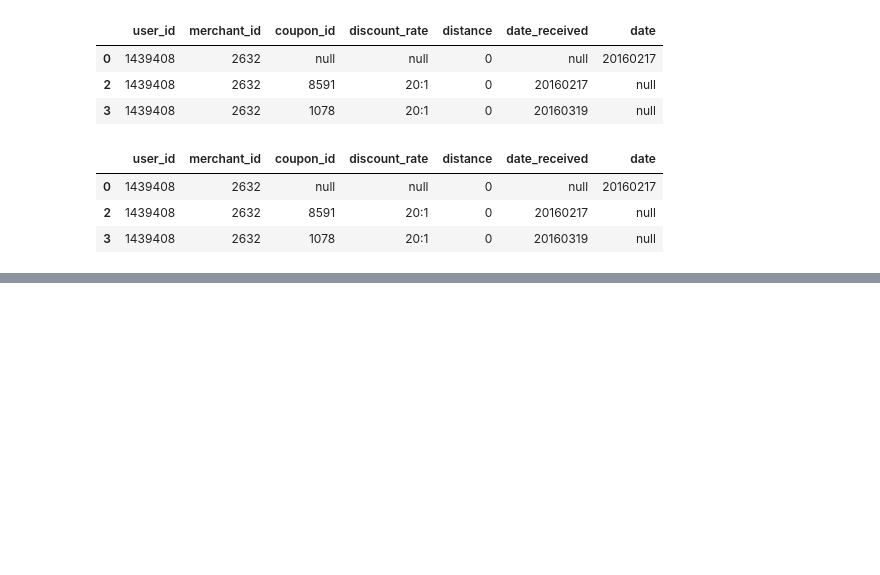
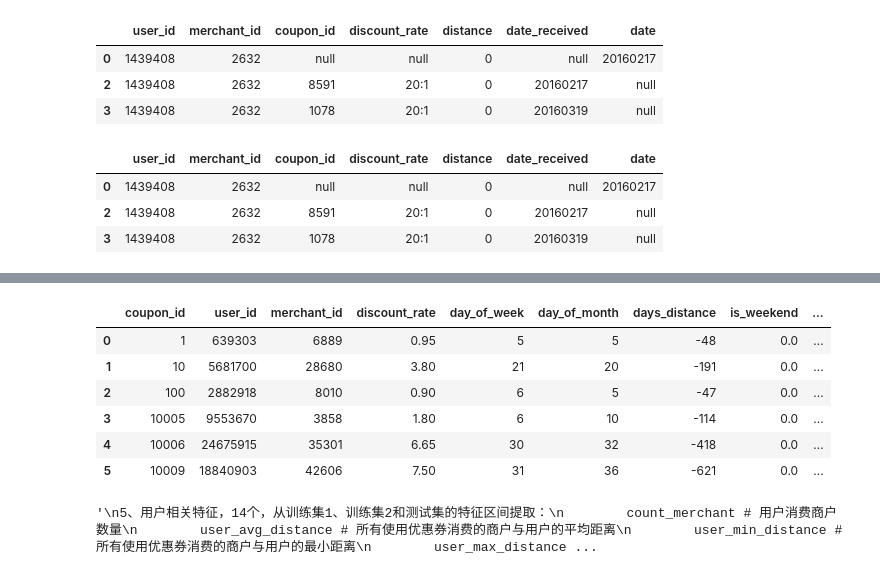
Before and after one commit to yaozou/machine_learning, a Jupyter notebook: Code_tianchi/Coupon/Untitled.ipynb, the cells around one changed output, grey strips where cells are left out. Cells and saved outputs as stored; diff of their text form; code cells hidden in the pictures; blank space fills up the shorter version.

```diff
--- a/Code_tianchi/Coupon/Untitled.ipynb
+++ b/Code_tianchi/Coupon/Untitled.ipynb
@@ -260,0 +537,33 @@ See the caveats in the documentation: http://pandas.pydata.org/pandas-docs/stabl
+# %%
+coupon1_feature = couponRelationFeature(dataset1 , 'data/coupon1_feature.csv')
+coupon1_feature.ix[:5]
+# %% [output]
+|  | coupon_id | user_id | merchant_id | discount_rate | day_of_week | day_of_month | days_distance | is_weekend | ... |
+| 0 | 1 | 639303 | 6889 | 0.95 | 5 | 5 | -48 | 0.0 | ... |
+| 1 | 10 | 5681700 | 28680 | 3.80 | 21 | 20 | -191 | 0.0 | ... |
+| 2 | 100 | 2882918 | 8010 | 0.90 | 6 | 5 | -47 | 0.0 | ... |
+| 3 | 10005 | 9553670 | 3858 | 1.80 | 6 | 10 | -114 | 0.0 | ... |
+| 4 | 10006 | 24675915 | 35301 | 6.65 | 30 | 32 | -418 | 0.0 | ... |
+| 5 | 10009 | 18840903 | 42606 | 7.50 | 31 | 36 | -621 | 0.0 | ... |
+# %%
+"""
+5、用户相关特征，14个，从训练集1、训练集2和测试集的特征区间提取：
+        count_merchant # 用户消费商户数量
+        user_avg_distance # 所有使用优惠券消费的商户与用户的平均距离
+        user_min_distance # 所有使用优惠券消费的商户与用户的最小距离
+        user_max_distance # 所有使用优惠券消费的商户与用户的最大距离
+        user_median_distance # 所有使用优惠券消费的商户与用户的中位距离
+        buy_use_coupon # 每个用户使用优惠券消费次数
+        buy_total # 用户消费次数
+        coupon_received # 用户领取优惠券次数
+        avg_user_date_datereceived_gap # 用户从领取优惠券到消费的平均时间间隔
+        min_user_date_datereceived_gap # 用户从领取优惠券到消费的最小时间间隔
+        max_user_date_datereceived_gap # 用户从领取优惠券到消费的最大时间间隔
+        user_coupon_transfer_rate = buy_use_coupon/coupon_received # 用户优惠券转化为实际消费比例
+        buy_use_coupon_rate = buy_use_coupon/buy_total # 用户使用优惠券消费占总消费的比例
+        user_date_datereceived_gap # 接受到优惠券的日期和使用之间的间隔
+
+
+"""
+# %% [output]
+'\n5、用户相关特征，14个，从训练集1、训练集2和测试集的特征区间提取：\n        count_merchant # 用户消费商户数量\n        user_avg_distance # 所有使用优惠券消费的商户与用户的平均距离\n        user_min_distance # 所有使用优惠券消费的商户与用户的最小距离\n        user_max_distance ...
```
Also changed, not shown: parts of 19 cells of this notebook.
